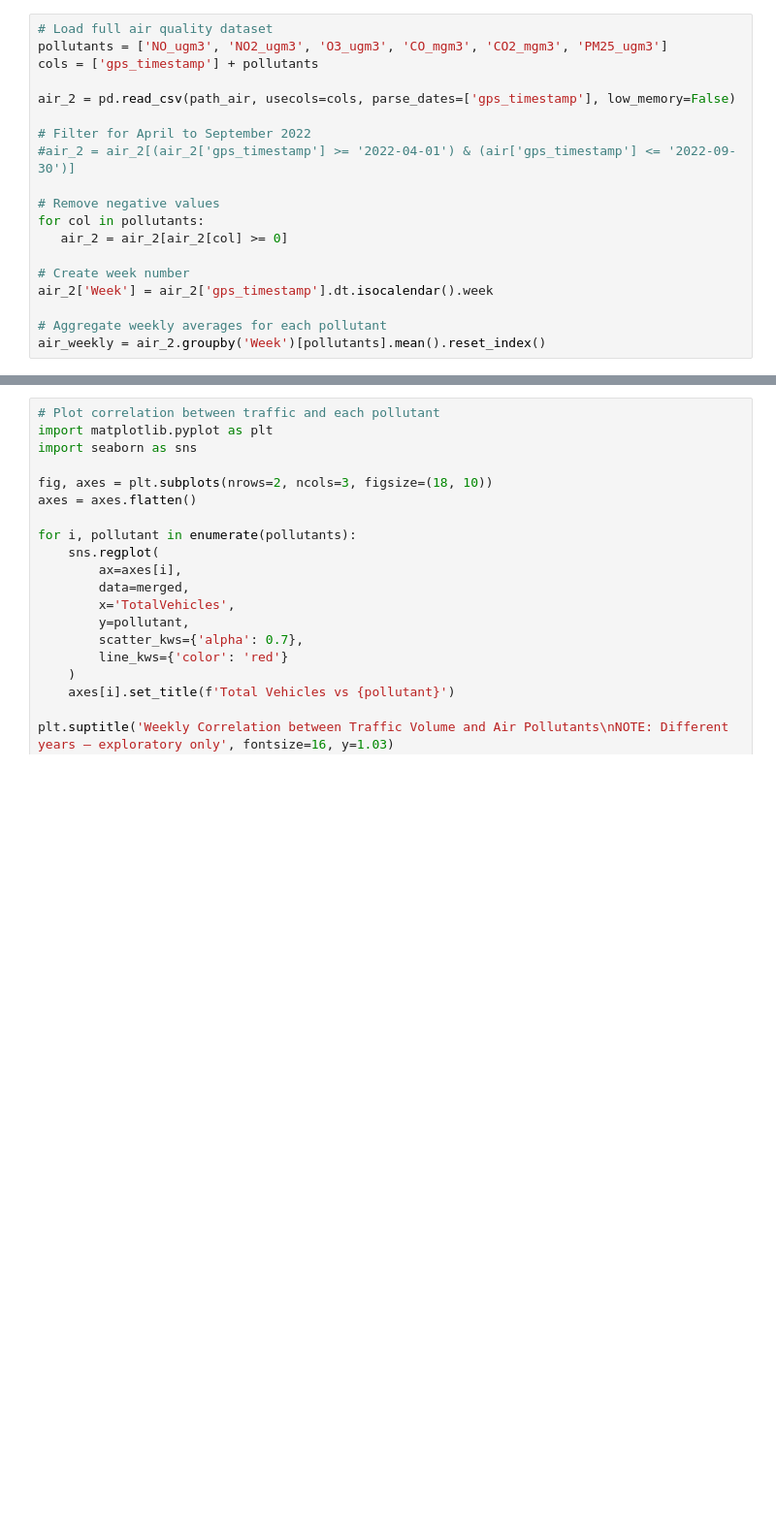
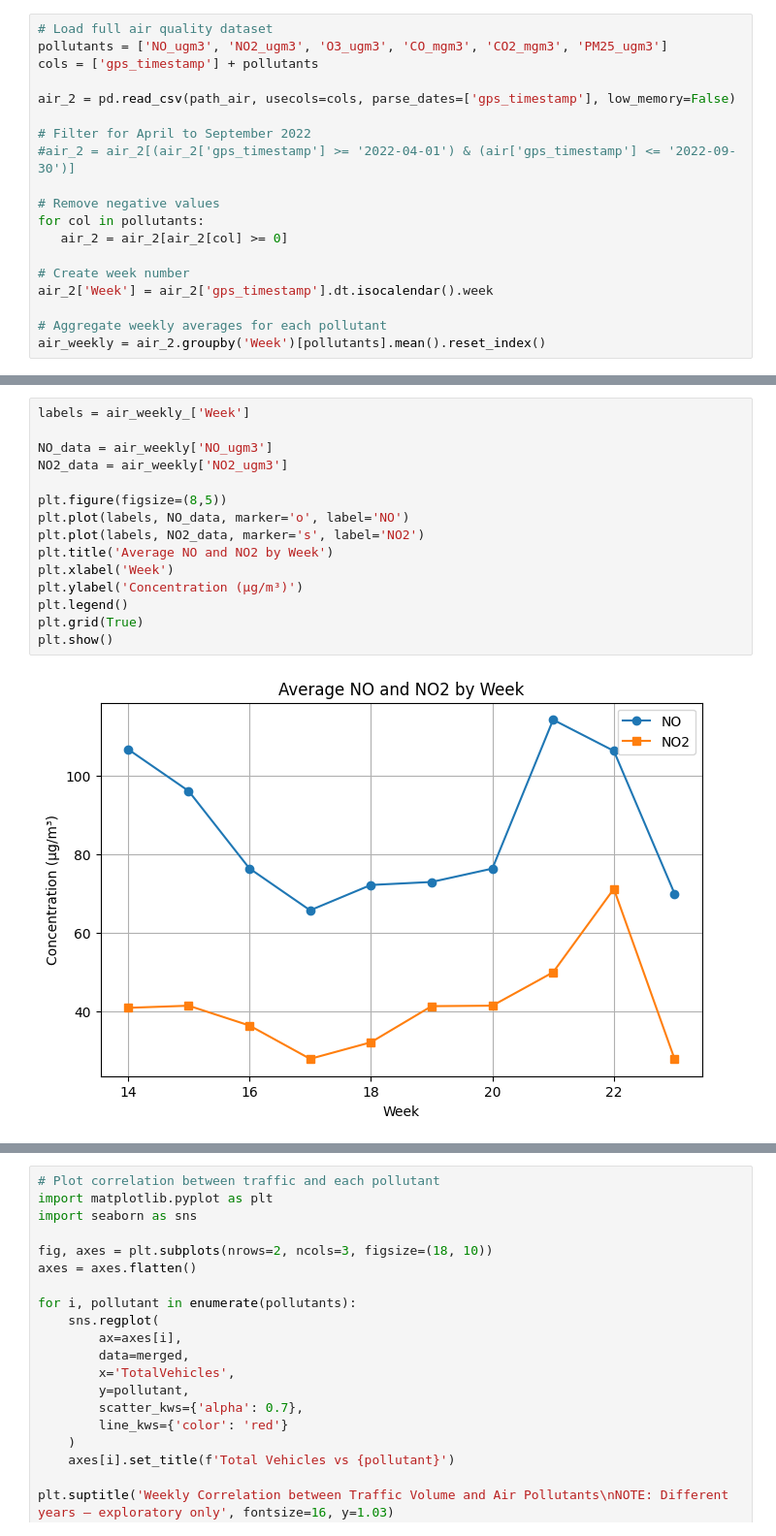
Before and after one commit to GiselleMelo/Ubiquity, a Jupyter notebook: projeto.ipynb, the cells around one changed output, grey strips where cells are left out. Shown at 97% size. Drawn from its saved outputs; the diff is of its cells as text; blank space fills up the shorter version.

```diff
--- a/projeto.ipynb
+++ b/projeto.ipynb
@@ -89,0 +260,17 @@ air_weekly = air_2.groupby('Week')[pollutants].mean().reset_index()
+# %%
+labels = air_weekly_['Week']
+
+NO_data = air_weekly['NO_ugm3']
+NO2_data = air_weekly['NO2_ugm3']
+
+plt.figure(figsize=(8,5))
+plt.plot(labels, NO_data, marker='o', label='NO')
+plt.plot(labels, NO2_data, marker='s', label='NO2')
+plt.title('Average NO and NO2 by Week')
+plt.xlabel('Week')
+plt.ylabel('Concentration (µg/m³)')
+plt.legend()
+plt.grid(True)
+plt.show()
+# %% [output]
+[figure, added]
```
Also changed, not shown: parts of 19 cells of this notebook.
